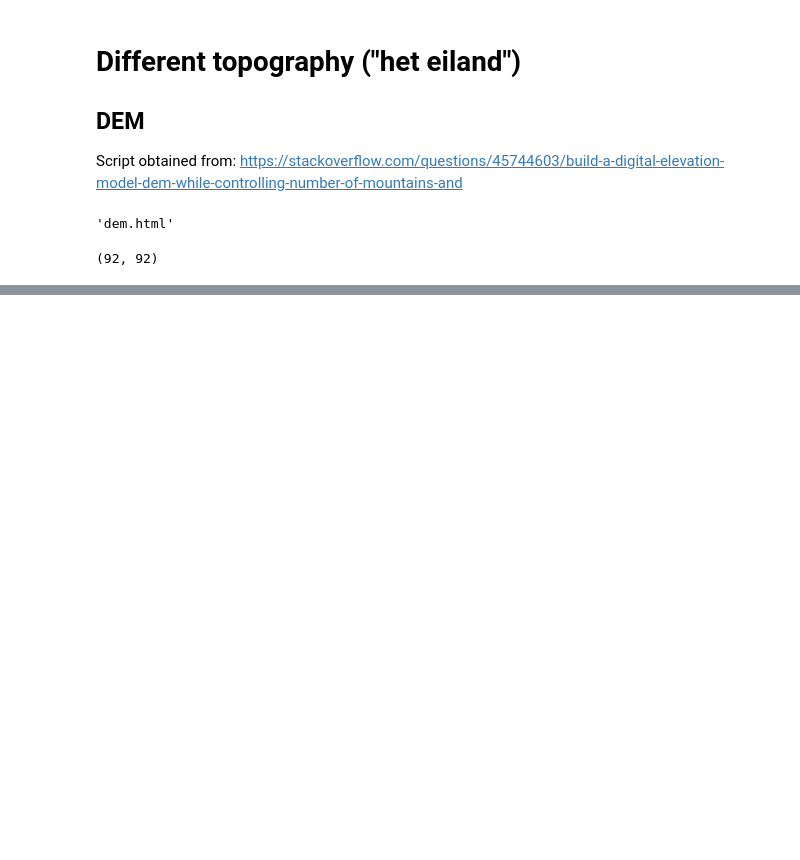
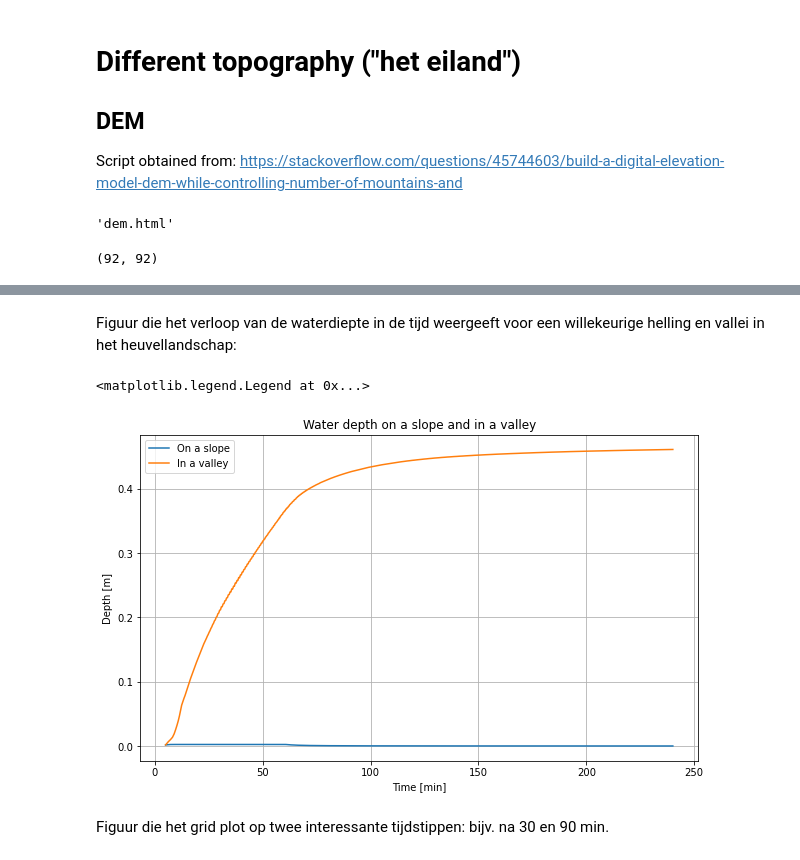
Before and after one commit to olivierbonte/Project_Spatio_Temporele_2, a Jupyter notebook: scenarios_Hannah.ipynb, the cells around one changed output, grey strips where cells are left out. Drawn from its saved outputs; the diff is of its cells as text; code cells hidden in the pictures; blank space fills up the shorter version.

```diff
--- a/scenarios_Hannah.ipynb
+++ b/scenarios_Hannah.ipynb
@@ -1228,0 +1222,26 @@ anim.save('gif_eiland_nancorr_randen.gif', writer= 'pillow', fps=fps)# extra_arg
+# %% [markdown]
+Figuur die het verloop van de waterdiepte in de tijd weergeeft voor een willekeurige helling en vallei in het heuvellandschap:
+# %%
+t_min_list = []
+depths_slope_list = []
+depths_valley_list = []
+for i in range(len(t_list)):
+    t_min_list.append(t_list[i]/60) #omgezet naar minuten
+    depth_slope = depths_list_bis[i][4,56] #waterdiepte op een helling
+    depths_slope_list.append(depth_slope)
+    depth_valley = depths_list_bis[i][7,66] #waterdiepte in een vallei
+    depths_valley_list.append(depth_valley)
+
+plt.figure(figsize = (10,6))
+plt.grid(b=True)
+plt.plot(t_min_list, depths_slope_list, label = 'On a slope')
+plt.plot(t_min_list, depths_valley_list, label = 'In a valley')
+plt.xlabel('Time [min]')
+plt.ylabel('Depth [m]')
+plt.title(r'Water depth on a slope and in a valley')
+plt.legend()
+# %% [output]
+<matplotlib.legend.Legend at 0x...>
+[figure, added]
+# %% [markdown]
+Figuur die het grid plot op twee interessante tijdstippen: bijv. na 30 en 90 min.
```
Also changed, not shown: parts of 23 cells of this notebook, 1 other file.
